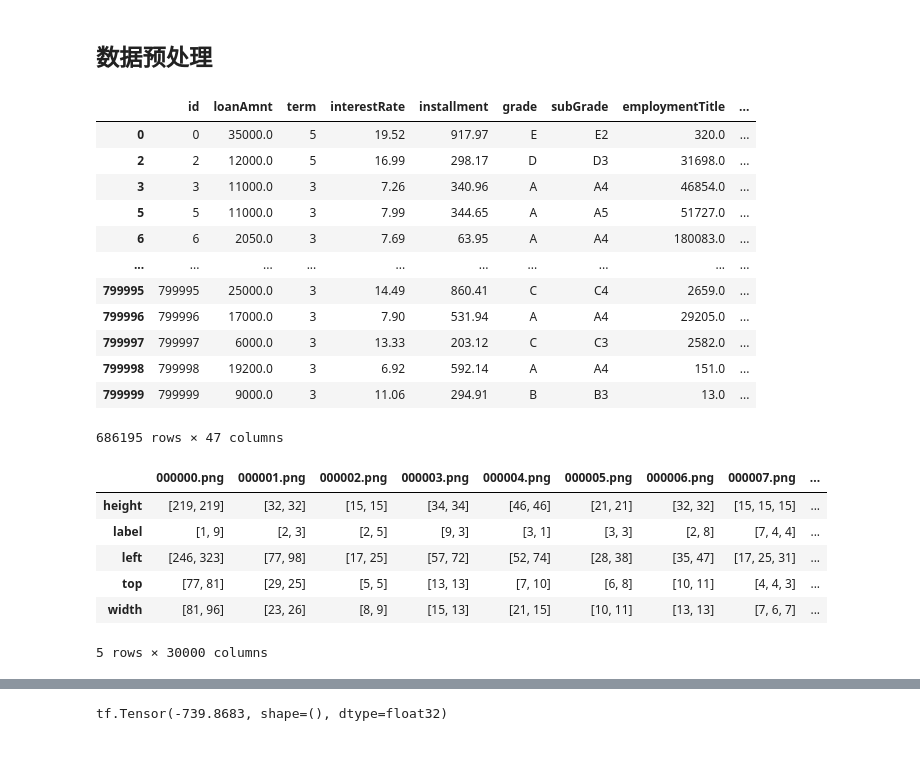
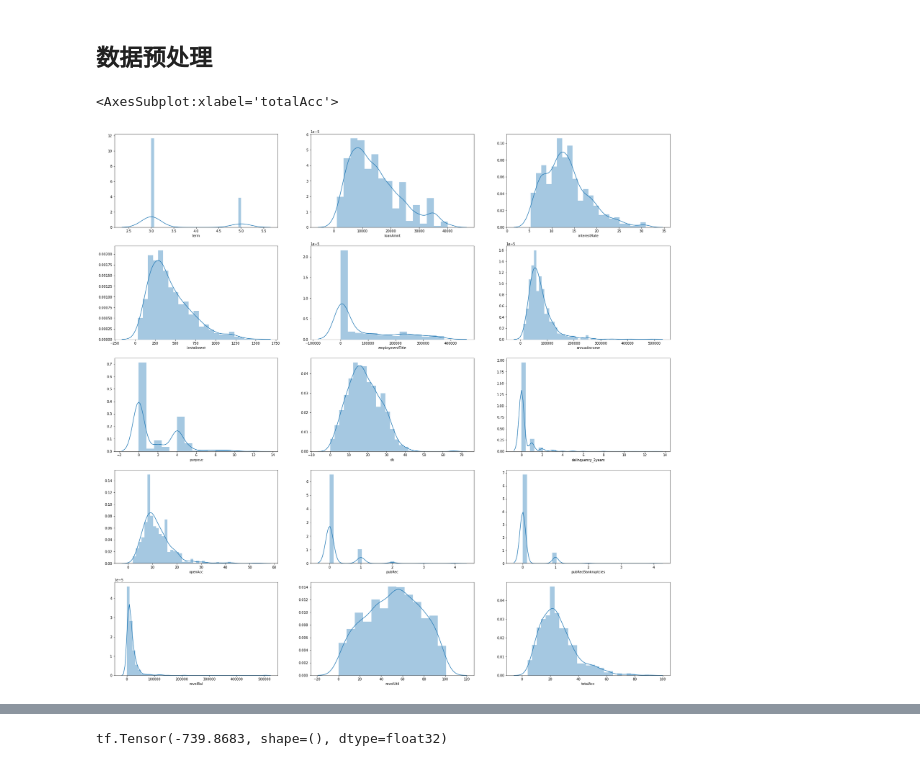
Before and after one commit to ShaoZC/Quantitative_Risk_Management_in_Python, a Jupyter notebook: 金融风控-贷款违约预测202009.ipynb, the cells around one changed output, grey strips where cells are left out. Drawn from its saved outputs; the diff is of its cells as text; code cells hidden in the pictures.

```diff
--- a/金融风控-贷款违约预测202009.ipynb
+++ b/金融风控-贷款违约预测202009.ipynb
@@ -51,32 +40,48 @@ testA=pandas.read_csv(testA_url)
 #缺失值
 
 
-train=train.dropna()
-train=train.drop_duplicates()
-train
+# train=train.dropna()
+# train=train.drop_duplicates()
+# train
-# %% [output]
-|  | id | loanAmnt | term | interestRate | installment | grade | subGrade | employmentTitle | ... |
-| 0 | 0 | 35000.0 | 5 | 19.52 | 917.97 | E | E2 | 320.0 | ... |
-| 2 | 2 | 12000.0 | 5 | 16.99 | 298.17 | D | D3 | 31698.0 | ... |
-| 3 | 3 | 11000.0 | 3 | 7.26 | 340.96 | A | A4 | 46854.0 | ... |
-| 5 | 5 | 11000.0 | 3 | 7.99 | 344.65 | A | A5 | 51727.0 | ... |
-| 6 | 6 | 2050.0 | 3 | 7.69 | 63.95 | A | A4 | 180083.0 | ... |
-| ... | ... | ... | ... | ... | ... | ... | ... | ... | ... |
-| 799995 | 799995 | 25000.0 | 3 | 14.49 | 860.41 | C | C4 | 2659.0 | ... |
-| 799996 | 799996 | 17000.0 | 3 | 7.90 | 531.94 | A | A4 | 29205.0 | ... |
-| 799997 | 799997 | 6000.0 | 3 | 13.33 | 203.12 | C | C3 | 2582.0 | ... |
-| 799998 | 799998 | 19200.0 | 3 | 6.92 | 592.14 | A | A4 | 151.0 | ... |
-| 799999 | 799999 | 9000.0 | 3 | 11.06 | 294.91 | B | B3 | 13.0 | ... |
-686195 rows × 47 columns
 # %%
-cv='http://tianchi-competition.oss-cn-hangzhou.aliyuncs.com/531795/mchar_train.json'
-cv=pandas.read_json(cv)
-cv.head(100)
+# cv='http://tianchi-competition.oss-cn-hangzhou.aliyuncs.com/531795/mchar_train.json'
+# cv=pandas.read_json(cv)
+# cv.head(100)
-# %% [output]
-|  | 000000.png | 000001.png | 000002.png | 000003.png | 000004.png | 000005.png | 000006.png | 000007.png | ... |
-| height | [219, 219] | [32, 32] | [15, 15] | [34, 34] | [46, 46] | [21, 21] | [32, 32] | [15, 15, 15] | ... |
-| label | [1, 9] | [2, 3] | [2, 5] | [9, 3] | [3, 1] | [3, 3] | [2, 8] | [7, 4, 4] | ... |
-| left | [246, 323] | [77, 98] | [17, 25] | [57, 72] | [52, 74] | [28, 38] | [35, 47] | [17, 25, 31] | ... |
-| top | [77, 81] | [29, 25] | [5, 5] | [13, 13] | [7, 10] | [6, 8] | [10, 11] | [4, 4, 3] | ... |
-| width | [81, 96] | [23, 26] | [8, 9] | [15, 13] | [21, 15] | [10, 11] | [13, 13] | [7, 6, 7] | ... |
-5 rows × 30000 columns
+# %%
+import seaborn
+import matplotlib.pyplot as plt
+fig = plt.figure(figsize=(30,30))
+train=train.iloc[:1000]
+plt.subplot(5,3,1)
+seaborn.distplot(train['term'])
+plt.subplot(5,3,2)
+seaborn.distplot(train['loanAmnt'])
+plt.subplot(5,3,3)
+seaborn.distplot(train['interestRate'])
+plt.subplot(5,3,4)
+seaborn.distplot(train['installment'])
+plt.subplot(5,3,5)
+seaborn.distplot(train['employmentTitle'])
+plt.subplot(5,3,6)
+seaborn.distplot(train['annualIncome'])
+plt.subplot(5,3,7)
+seaborn.distplot(train['purpose'])
+plt.subplot(5,3,8)
+seaborn.distplot(train['dti'])
+plt.subplot(5,3,9)
+seaborn.distplot(train['delinquency_2years'])
+plt.subplot(5,3,10)
+seaborn.distplot(train['openAcc'])
+plt.subplot(5,3,11)
+seaborn.distplot(train['pubRec'])
+plt.subplot(5,3,12)
+seaborn.distplot(train['pubRecBankruptcies'])
+plt.subplot(5,3,13)
+seaborn.distplot(train['revolBal'])
+plt.subplot(5,3,14)
+seaborn.distplot(train['revolUtil'])
+plt.subplot(5,3,15)
+seaborn.distplot(train['totalAcc'])
+# %% [output]
+<AxesSubplot:xlabel='totalAcc'>
+[figure, added]
```
Also changed, not shown: parts of 20 cells of this notebook.
